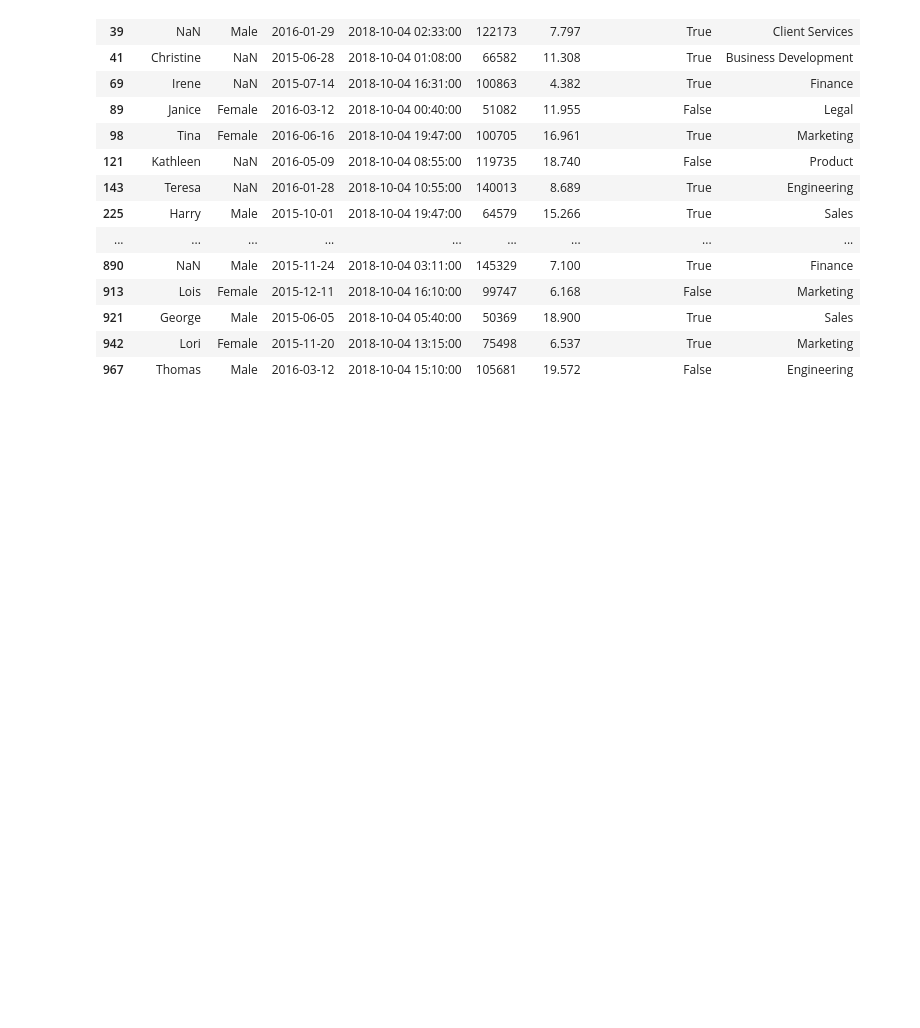
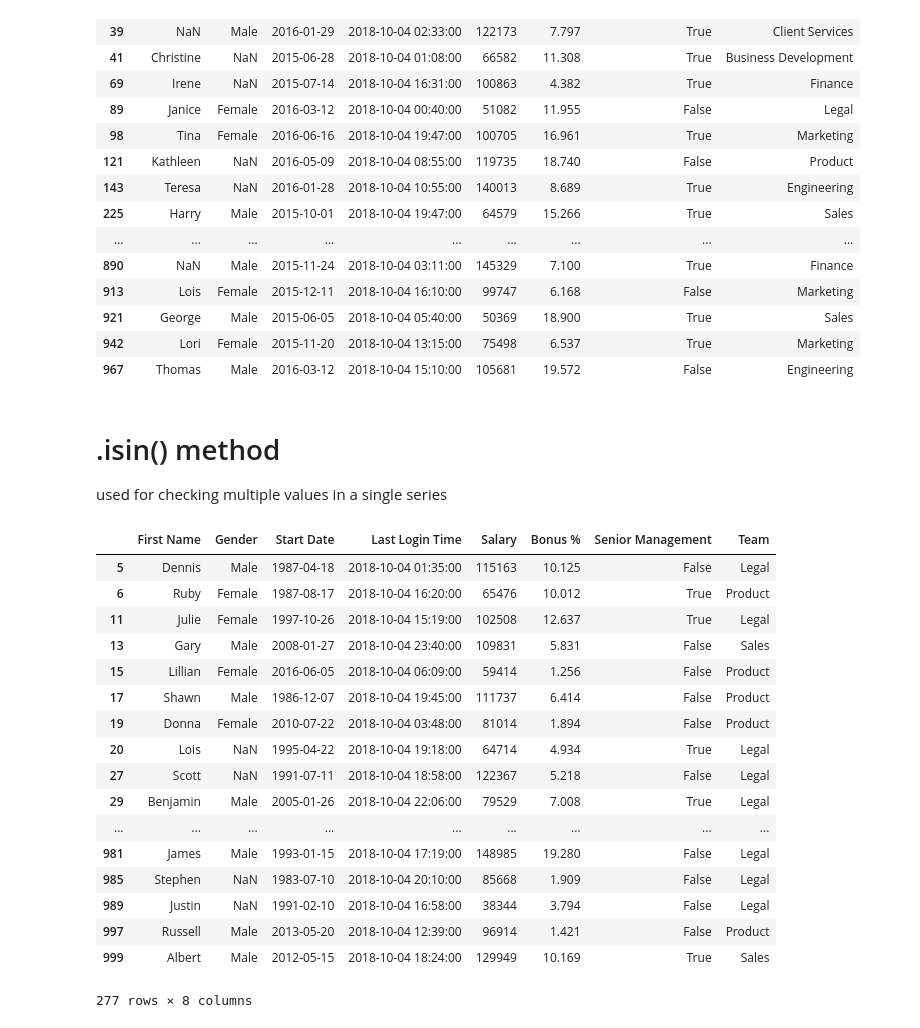
Before and after one commit to staypuffinpc/IPT760R-python-pandas, a Jupyter notebook: Filtering Dataframes.ipynb, the cells around one changed output. Cells and saved outputs as stored; diff of their text form; code cells hidden in the pictures; blank space fills up the shorter version.

```diff
--- a/Filtering Dataframes.ipynb
+++ b/Filtering Dataframes.ipynb
@@ -239,3 +259,29 @@ employees[(nameMask & teamMask) | startMask]
 | 921 | George | Male | 2015-06-05 | 2018-10-04 05:40:00 | 50369 | 18.900 | True | Sales |
 | 942 | Lori | Female | 2015-11-20 | 2018-10-04 13:15:00 | 75498 | 6.537 | True | Marketing |
 | 967 | Thomas | Male | 2016-03-12 | 2018-10-04 15:10:00 | 105681 | 19.572 | False | Engineering |
+# %% [markdown]
+# .isin() method
+used for checking multiple values in a single series
+# %%
+#extract the series you want
+mask = employees['Team'].isin(['Legal','Sales','Product'])
+employees[mask]
+# %% [output]
+|  | First Name | Gender | Start Date | Last Login Time | Salary | Bonus % | Senior Management | Team |
+| 5 | Dennis | Male | 1987-04-18 | 2018-10-04 01:35:00 | 115163 | 10.125 | False | Legal |
+| 6 | Ruby | Female | 1987-08-17 | 2018-10-04 16:20:00 | 65476 | 10.012 | True | Product |
+| 11 | Julie | Female | 1997-10-26 | 2018-10-04 15:19:00 | 102508 | 12.637 | True | Legal |
+| 13 | Gary | Male | 2008-01-27 | 2018-10-04 23:40:00 | 109831 | 5.831 | False | Sales |
+| 15 | Lillian | Female | 2016-06-05 | 2018-10-04 06:09:00 | 59414 | 1.256 | False | Product |
+| 17 | Shawn | Male | 1986-12-07 | 2018-10-04 19:45:00 | 111737 | 6.414 | False | Product |
+| 19 | Donna | Female | 2010-07-22 | 2018-10-04 03:48:00 | 81014 | 1.894 | False | Product |
+| 20 | Lois | NaN | 1995-04-22 | 2018-10-04 19:18:00 | 64714 | 4.934 | True | Legal |
+| 27 | Scott | NaN | 1991-07-11 | 2018-10-04 18:58:00 | 122367 | 5.218 | False | Legal |
+| 29 | Benjamin | Male | 2005-01-26 | 2018-10-04 22:06:00 | 79529 | 7.008 | True | Legal |
+| ... | ... | ... | ... | ... | ... | ... | ... | ... |
+| 981 | James | Male | 1993-01-15 | 2018-10-04 17:19:00 | 148985 | 19.280 | False | Legal |
+| 985 | Stephen | NaN | 1983-07-10 | 2018-10-04 20:10:00 | 85668 | 1.909 | False | Legal |
+| 989 | Justin | NaN | 1991-02-10 | 2018-10-04 16:58:00 | 38344 | 3.794 | False | Legal |
+| 997 | Russell | Male | 2013-05-20 | 2018-10-04 12:39:00 | 96914 | 1.421 | False | Product |
+| 999 | Albert | Male | 2012-05-15 | 2018-10-04 18:24:00 | 129949 | 10.169 | True | Sales |
+277 rows × 8 columns
```
Also changed, not shown: parts of 25 cells of this notebook, 6 other files.
